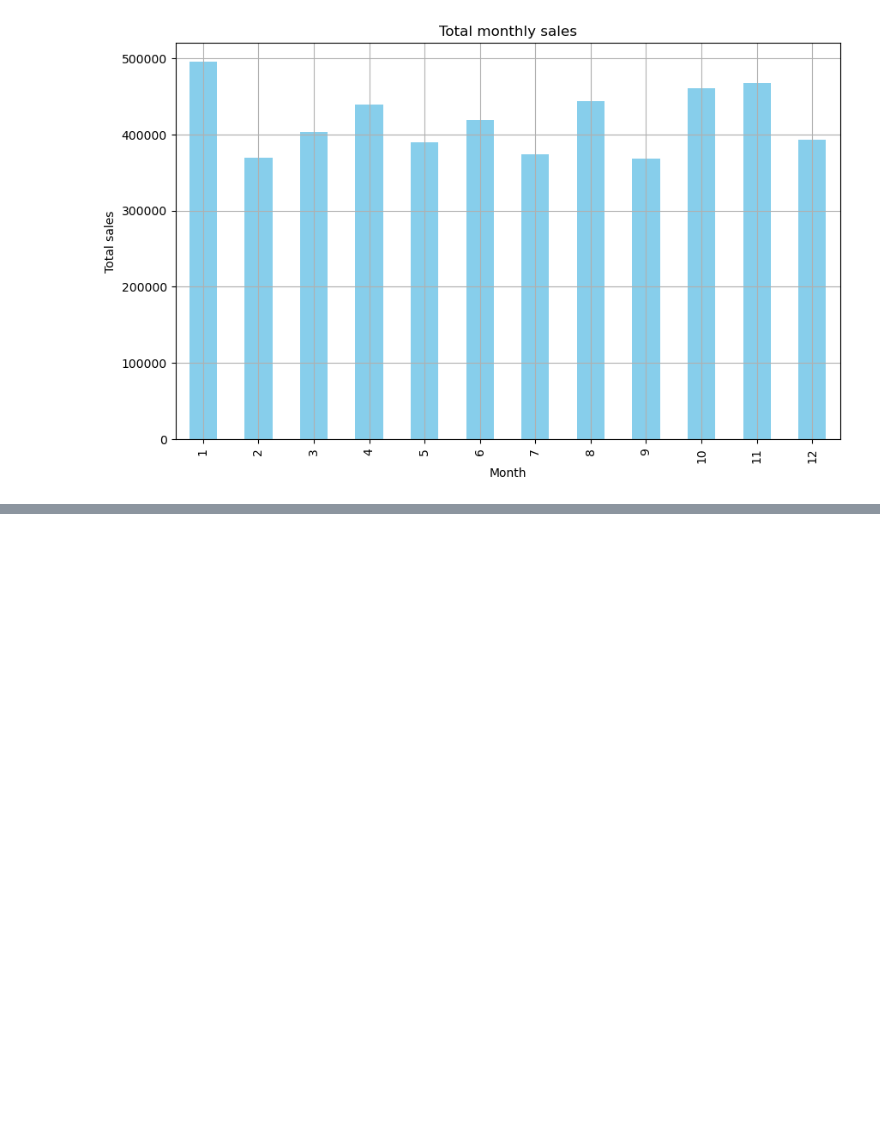
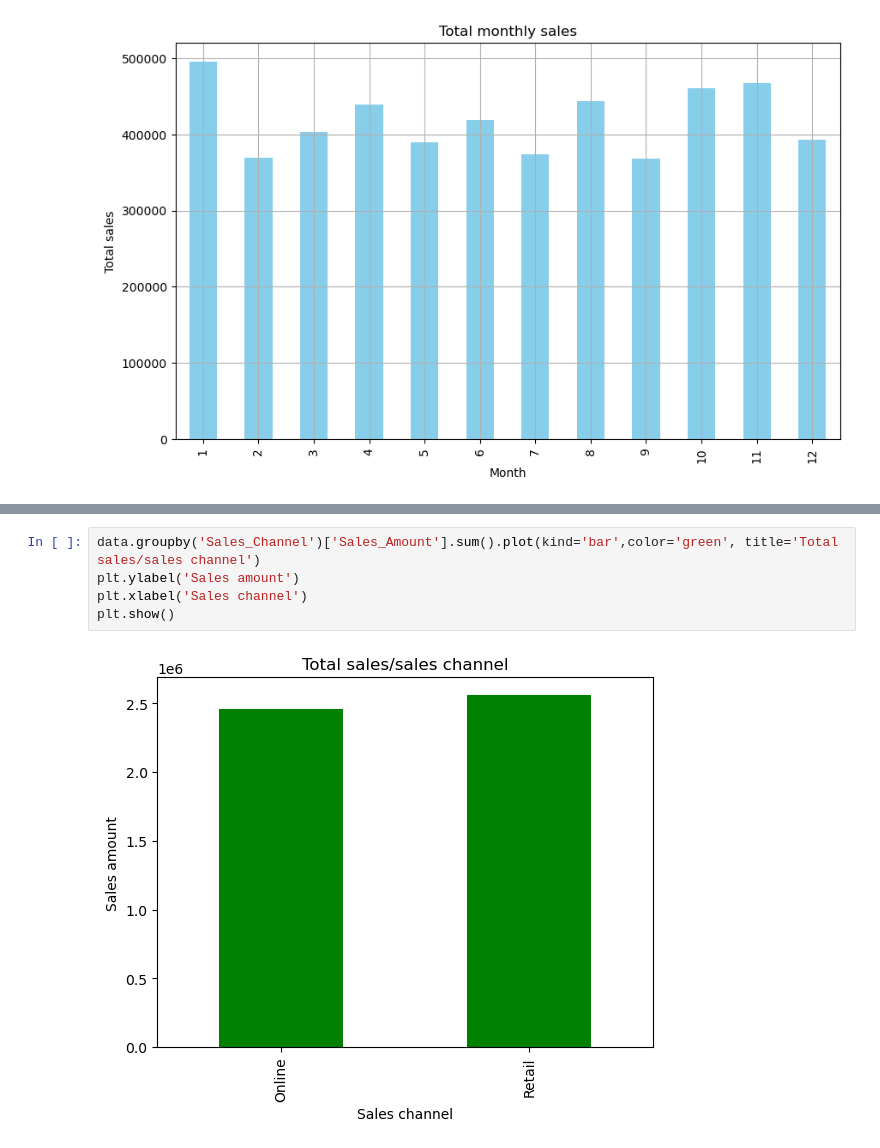
Before and after one commit to estrin00/diplomski, a Jupyter notebook: analysis.ipynb, the cells around one changed output, grey strips where cells are left out. Drawn from its saved outputs; the diff is of its cells as text; blank space fills up the shorter version.

```diff
--- a/analysis.ipynb
+++ b/analysis.ipynb
@@ -167,0 +179,7 @@ Name: Product_Category, Length: 1000, dtype: object>
+# %%
+data.groupby('Sales_Channel')['Sales_Amount'].sum().plot(kind='bar',color='green', title='Total sales/sales channel')
+plt.ylabel('Sales amount')
+plt.xlabel('Sales channel')
+plt.show()
+# %% [output]
+[figure, added]
```
Also changed, not shown: parts of 47 cells of this notebook.
